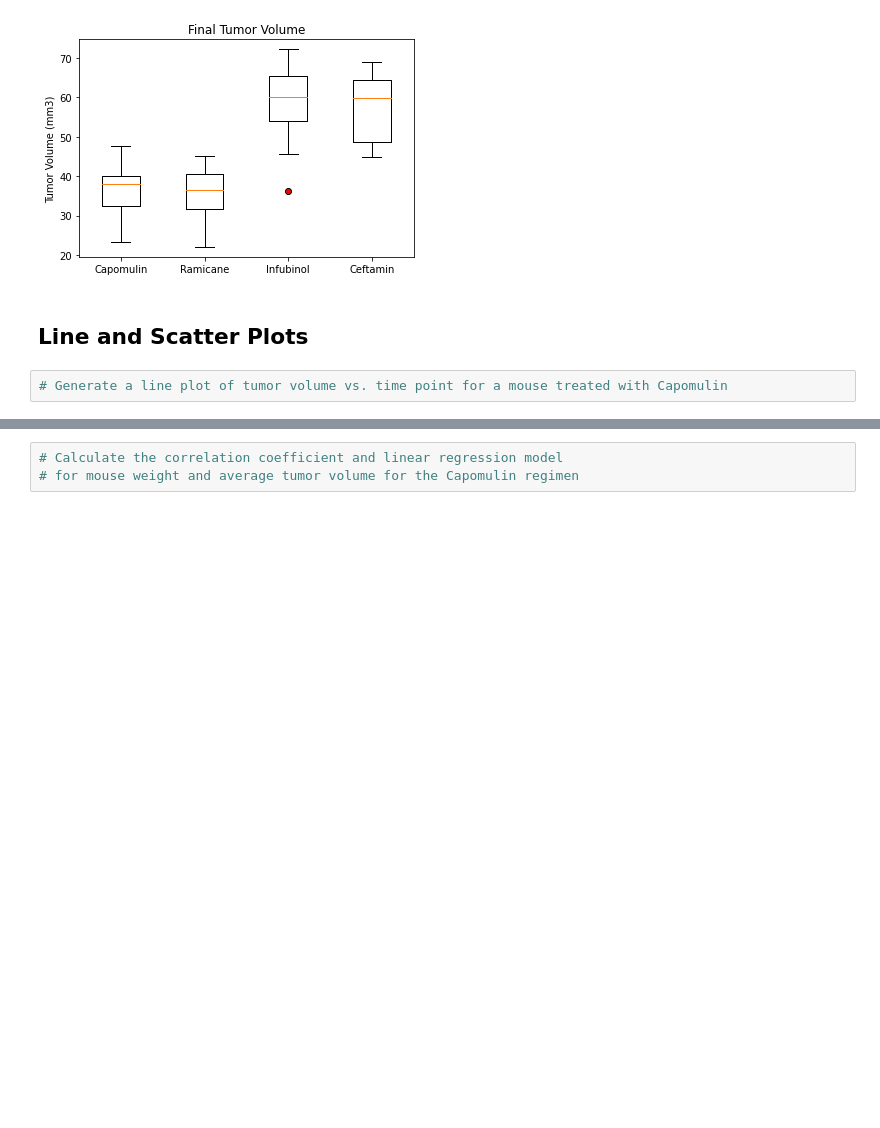
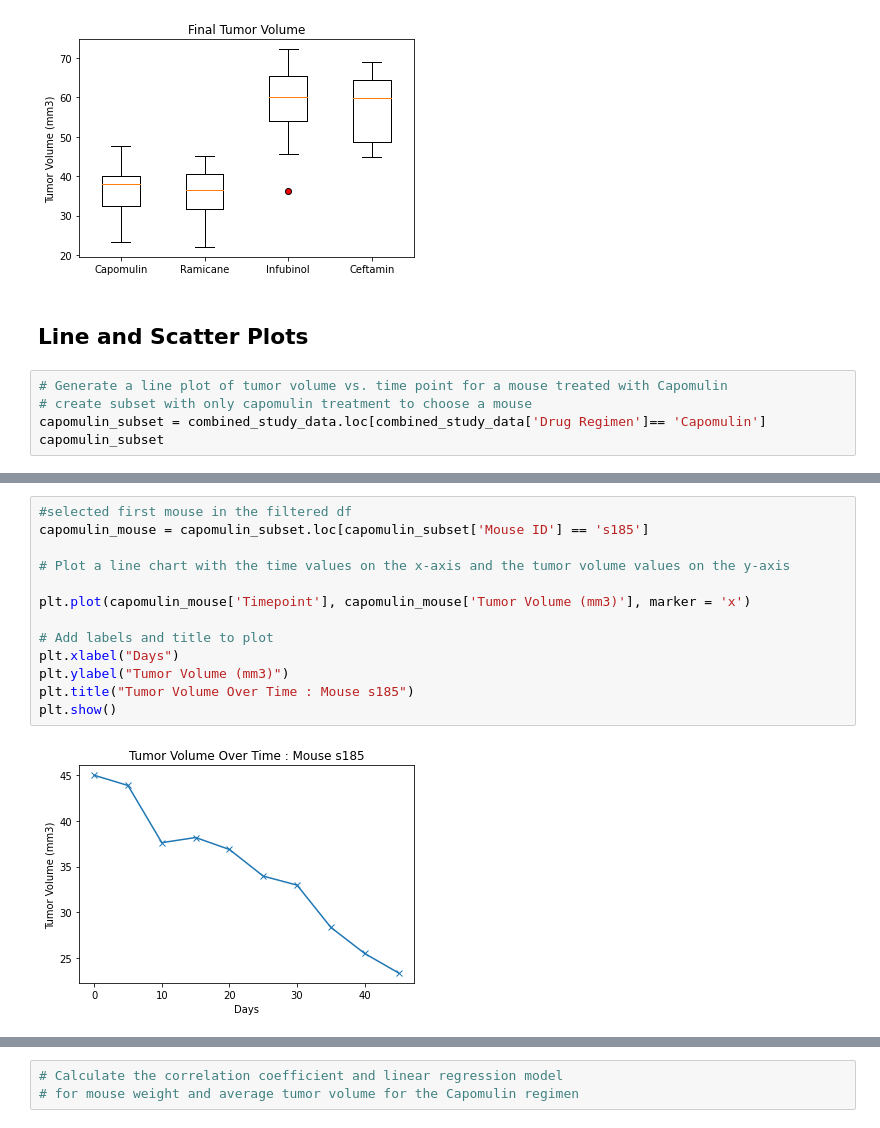
Before and after one commit to wagneree193/matplotlib_challenge, a Jupyter notebook: Pymaceuticals.ipynb, the cells around one changed output, grey strips where cells are left out. Drawn from its saved outputs; the diff is of its cells as text; blank space fills up the shorter version.

Commit message:
made line chart and scatter plot

```diff
--- a/Pymaceuticals.ipynb
+++ b/Pymaceuticals.ipynb
@@ -512,3 +512,6 @@ plt.show()
 ## Line and Scatter Plots
 # %%
 # Generate a line plot of tumor volume vs. time point for a mouse treated with Capomulin
+# create subset with only capomulin treatment to choose a mouse
+capomulin_subset = combined_study_data.loc[combined_study_data['Drug Regimen']== 'Capomulin']
+capomulin_subset
@@ -515,2 +532,17 @@ plt.show()
+# %%
+#selected first mouse in the filtered df
+capomulin_mouse = capomulin_subset.loc[capomulin_subset['Mouse ID'] == 's185']
+
+# Plot a line chart with the time values on the x-axis and the tumor volume values on the y-axis
+
+plt.plot(capomulin_mouse['Timepoint'], capomulin_mouse['Tumor Volume (mm3)'], marker = 'x')
+
+# Add labels and title to plot
+plt.xlabel("Days")
+plt.ylabel("Tumor Volume (mm3)")
+plt.title("Tumor Volume Over Time : Mouse s185")
+plt.show()
+# %% [output]
+[figure, added]
 # %%
 # Generate a scatter plot of average tumor volume vs. mouse weight for the Capomulin regimen
```
Also changed, not shown: parts of 5 cells of this notebook.
